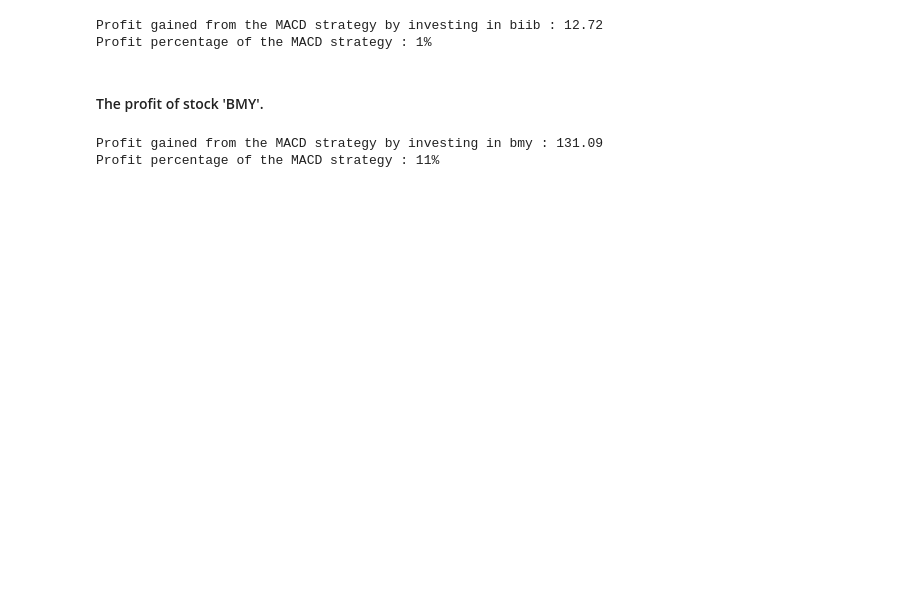
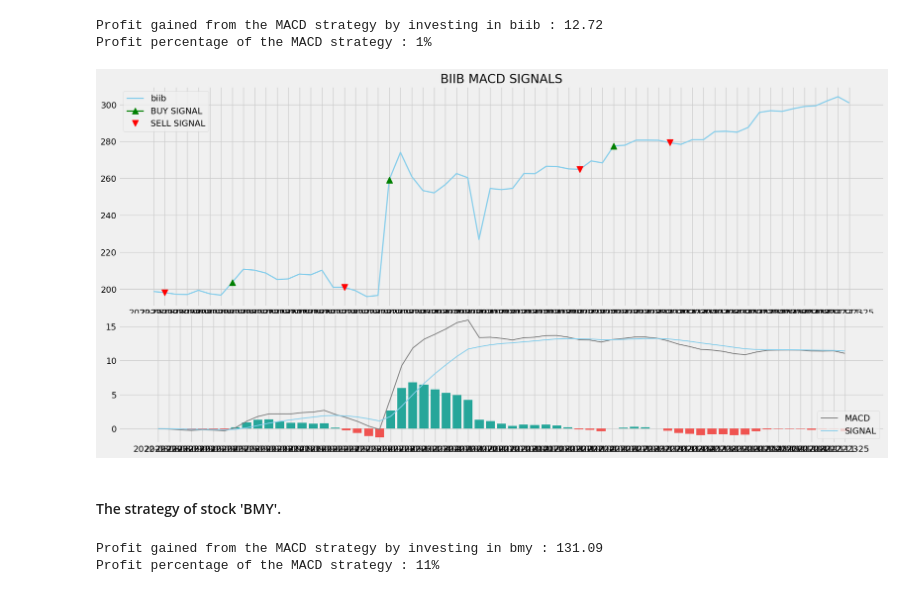
Before and after one commit to Zeng-Shuang/Equity-Quantitative-Finance-Program-Make-Money-in-Stocks, a Jupyter notebook: Make money in stocks_code/Part4_MACD Strategy.ipynb, the cells around one changed output. Drawn from its saved outputs; the diff is of its cells as text; code cells hidden in the pictures; blank space fills up the shorter version.

```diff
--- a/Make money in stocks_code/Part4_MACD Strategy.ipynb
+++ b/Make money in stocks_code/Part4_MACD Strategy.ipynb
@@ -408,8 +455,31 @@ print(cl('Profit percentage of the MACD strategy : {}%'.format(profit_percentage
 # %% [output]
 Profit gained from the MACD strategy by investing in biib : 12.72
 Profit percentage of the MACD strategy : 1%
+# %%
+buy_price, sell_price, macd_signal = implement_macd_strategy(biib['Close'], a_macd)
+ax1 = plt.subplot2grid((8,1), (0,0), rowspan = 5, colspan = 1)
+ax2 = plt.subplot2grid((8,1), (5,0), rowspan = 3, colspan = 1)
+
+ax1.plot(biib['Close'], color = 'skyblue', linewidth = 2, label = 'biib')
+ax1.plot(biib.index, buy_price, marker = '^', color = 'green', markersize = 10, label = 'BUY SIGNAL', linewidth = 2)
+ax1.plot(biib.index, sell_price, marker = 'v', color = 'r', markersize = 10, label = 'SELL SIGNAL', linewidth = 0)
+ax1.legend()
+ax1.set_title('BIIB MACD SIGNALS')
+ax2.plot(a_macd['macd'], color = 'grey', linewidth = 1.5, label = 'MACD')
+ax2.plot(a_macd['signal'], color = 'skyblue', linewidth = 1.5, label = 'SIGNAL')
+
+for i in range(len(a_macd)):
+    if str(a_macd['hist'][i])[0] == '-':
+        ax2.bar(a_macd.index[i], a_macd['hist'][i], color = '#ef5350')
+    else:
+        ax2.bar(a_macd.index[i], a_macd['hist'][i], color = '#26a69a')
+
+plt.legend(loc = 'lower right')
+plt.show()
+# %% [output]
+[figure, added]
 # %% [markdown]
-#### The profit of stock 'BMY'.
+#### The strategy of stock 'BMY'.
 # %%
 a_macd = get_macd(bmy['Close'], 26, 12, 9)
 buy_price, sell_price, macd_signal = implement_macd_strategy(bmy['Close'], a_macd)
```
Also changed, not shown: parts of 19 cells of this notebook.
